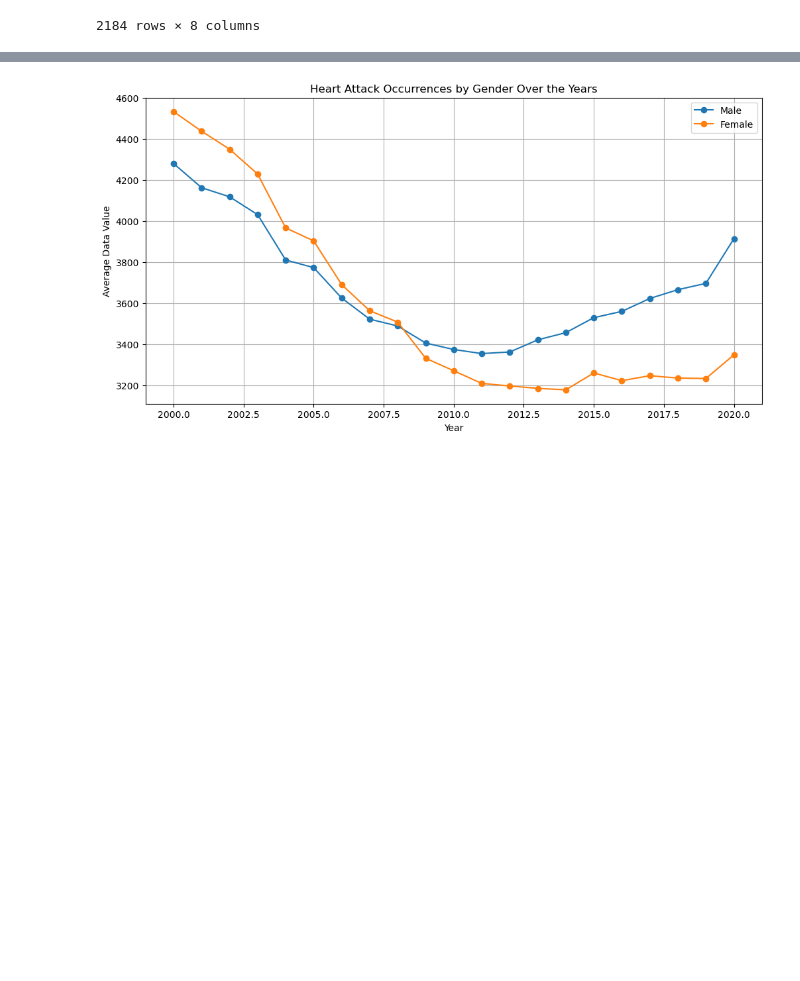
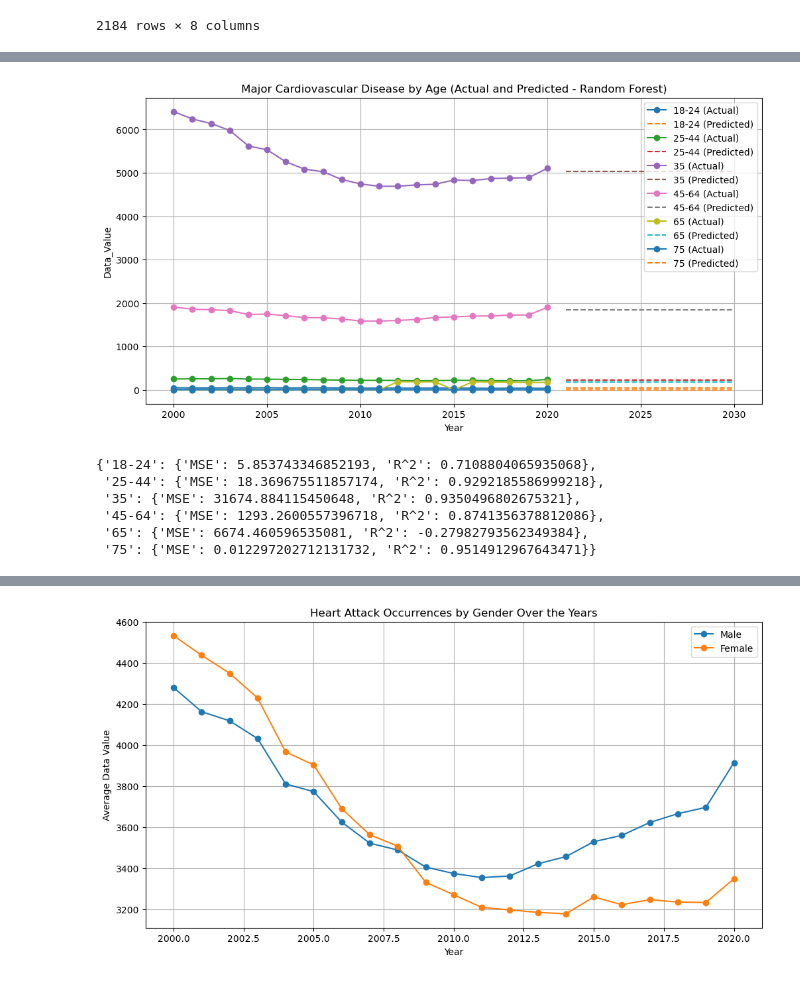
Before and after one commit to GrigoriyIsayev/group_5_challenge_2_cardio, a Jupyter notebook: Cardio_disease_Nadia.ipynb, the cells around one changed output, grey strips where cells are left out. Drawn from its saved outputs; the diff is of its cells as text; code cells hidden in the pictures; blank space fills up the shorter version.

```diff
--- a/Cardio_disease_Nadia.ipynb
+++ b/Cardio_disease_Nadia.ipynb
@@ -423,3 +424,7 @@ gender_filtered_df
 | 2182 | 2020 | US | Cardiovascular Diseases | Major Cardiovascular Disease | 3868.0 | Gender | Male | ... |
 | 2183 | 2020 | US | Cardiovascular Diseases | Major Cardiovascular Disease | 3332.0 | Gender | Female | ... |
 2184 rows × 8 columns
+# %%
+# Show filtered by Age df
+age_filtered_df = pd.read_csv('age_filtered.csv.gz', compression='gzip')
+age_filtered_df
@@ -425,0 +522,10 @@ gender_filtered_df
+# %%
+analyze_and_predict(age_filtered_df,'Major Cardiovascular Disease','Break_Out','Data_Value','Age')
+# %% [output]
+[figure, added]
+{'18-24': {'MSE': 5.853743346852193, 'R^2': 0.7108804065935068},
+ '25-44': {'MSE': 18.369675511857174, 'R^2': 0.9292185586999218},
+ '35': {'MSE': 31674.884115450648, 'R^2': 0.9350496802675321},
+ '45-64': {'MSE': 1293.2600557396718, 'R^2': 0.8741356378812086},
+ '65': {'MSE': 6674.460596535081, 'R^2': -0.27982793562349384},
+ '75': {'MSE': 0.012297202712131732, 'R^2': 0.9514912967643471}}
```
Also changed, not shown: parts of 9 cells of this notebook.
